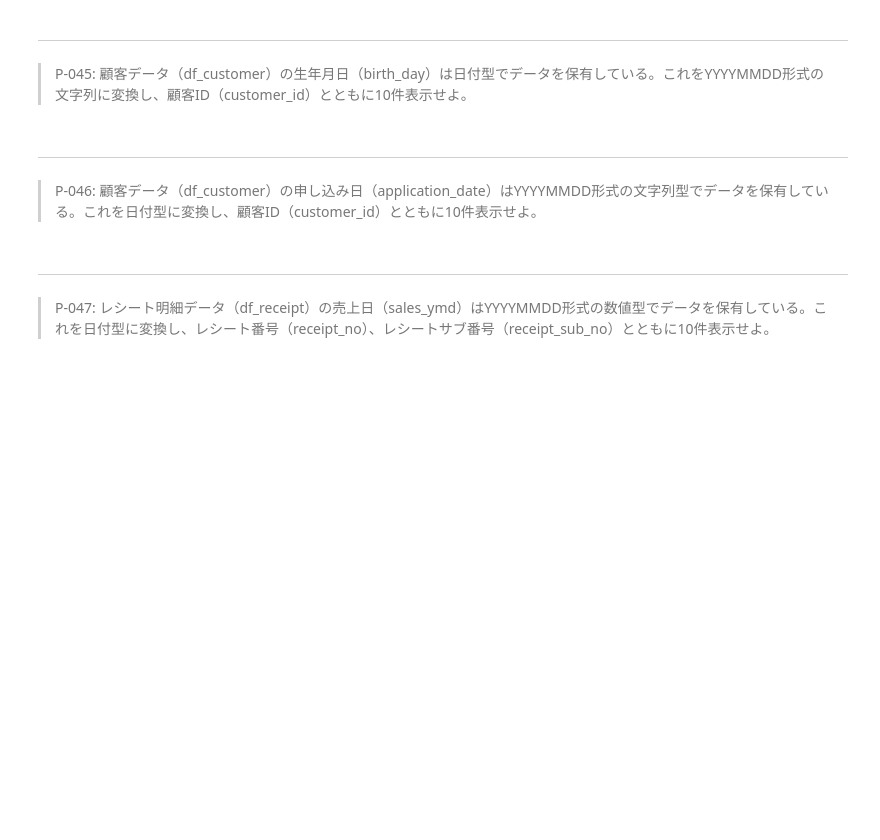
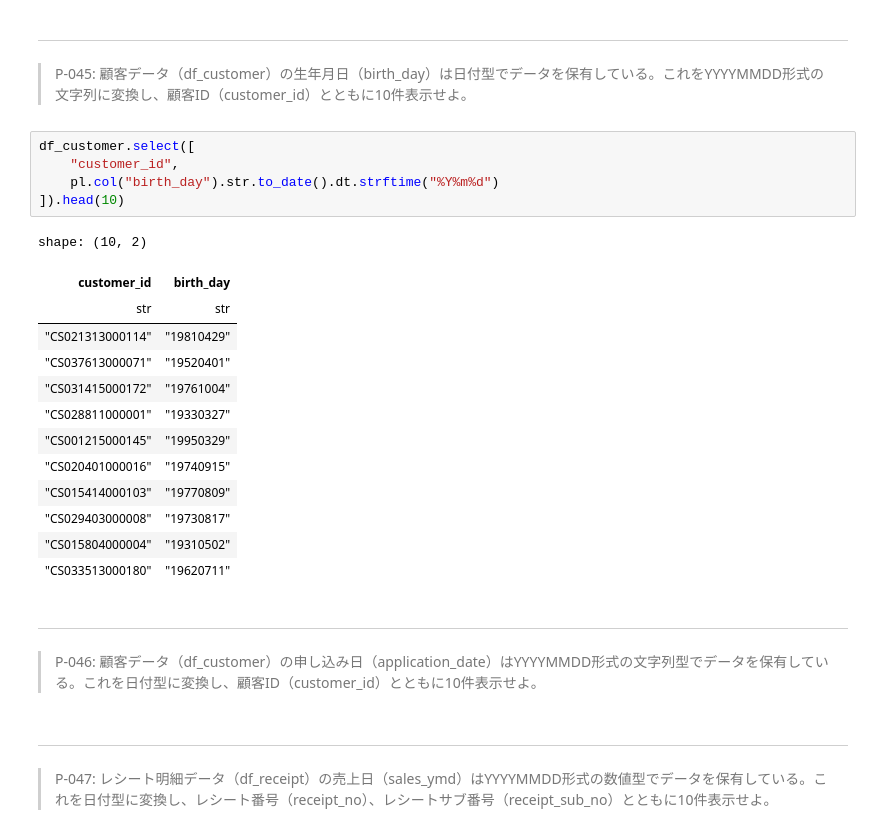
Before and after one commit to seiya8/polars100, a Jupyter notebook: knock.ipynb, the cells around one changed output. Saved outputs shown, nothing was run; the diff lists cells and outputs as text; blank space fills up the shorter version.

```diff
--- a/knock.ipynb
+++ b/knock.ipynb
@@ -822,6 +869,25 @@ shape: (1_034, 5)
 # %% [markdown]
 ---
 > P-045: 顧客データ（df_customer）の生年月日（birth_day）は日付型でデータを保有している。これをYYYYMMDD形式の文字列に変換し、顧客ID（customer_id）とともに10件表示せよ。
+# %%
+df_customer.select([
+    "customer_id",
+    pl.col("birth_day").str.to_date().dt.strftime("%Y%m%d")
+]).head(10)
+# %% [output]
+shape: (10, 2)
+| customer_id | birth_day |
+| str | str |
+| "CS021313000114" | "19810429" |
+| "CS037613000071" | "19520401" |
+| "CS031415000172" | "19761004" |
+| "CS028811000001" | "19330327" |
+| "CS001215000145" | "19950329" |
+| "CS020401000016" | "19740915" |
+| "CS015414000103" | "19770809" |
+| "CS029403000008" | "19730817" |
+| "CS015804000004" | "19310502" |
+| "CS033513000180" | "19620711" |
 # %% [markdown]
 ---
 > P-046: 顧客データ（df_customer）の申し込み日（application_date）はYYYYMMDD形式の文字列型でデータを保有している。これを日付型に変換し、顧客ID（customer_id）とともに10件表示せよ。
```
Also changed, not shown: parts of 10 cells of this notebook.
